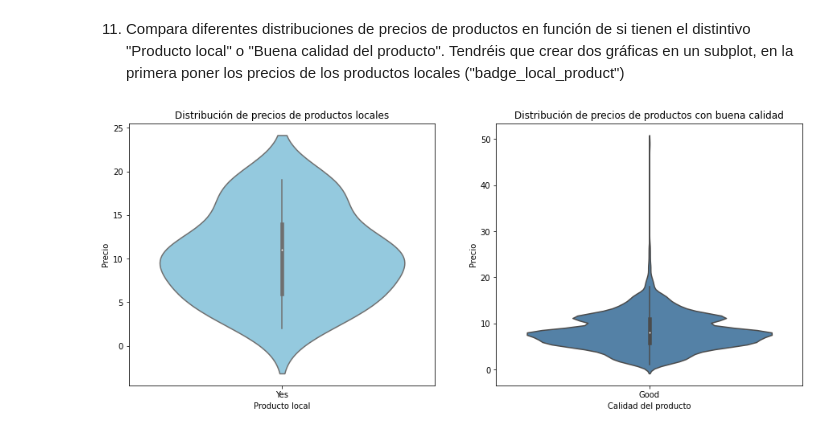
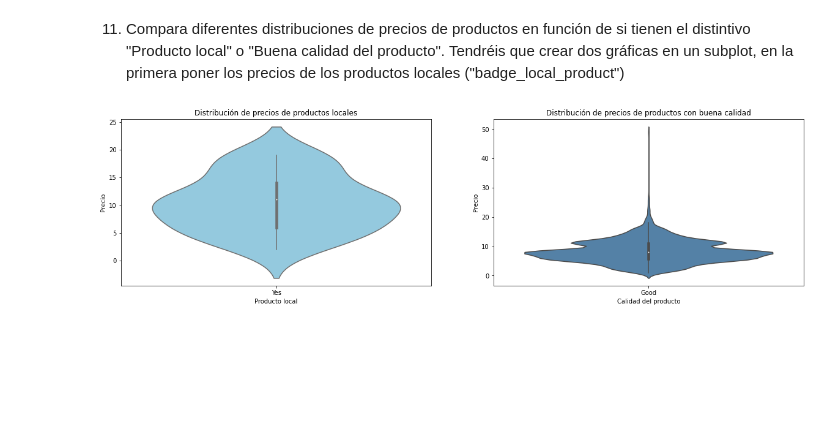
Before and after one commit to marinaescobar/ejercicios-adalab, a Jupyter notebook: Modulo-3/modulo-3-leccion-07-visualizacion.ipynb, the cells around one changed output. Saved outputs shown, nothing was run; the diff lists cells and outputs as text; code cells hidden in the pictures; blank space fills up the shorter version.

```diff
--- a/Modulo-3/modulo-3-leccion-07-visualizacion.ipynb
+++ b/Modulo-3/modulo-3-leccion-07-visualizacion.ipynb
@@ -225,31 +225,29 @@ plt.ylabel('Unidades vendidas');
 # %% [markdown]
 11. Compara diferentes distribuciones de precios de productos en función de si tienen el distintivo "Producto local" o "Buena calidad del producto". Tendréis que crear dos gráficas en un subplot, en la primera poner los precios de los productos locales ("badge_local_product")
 # %%
-# Crear un subplot con 1 fila y 2 columnas
-fig, axs = plt.subplots(1, 2, figsize=(15, 6))
+fig, axs = plt.subplots(1, 2, figsize=(20, 5))
 
-# Gráfico de violín para los precios de productos locales
 sns.violinplot(data = df[df['badge_local_product'] == 'Yes'],
                x = 'badge_local_product',
                y = 'price',
                color = 'skyblue',
                ax = axs[0])
 
 axs[0].set_title('Distribución de precios de productos locales')
 
 axs[0].set_xlabel('Producto local')
 axs[0].set_ylabel('Precio');
 
-# Gráfico de violín para los precios de productos con buena calidad
+
 sns.violinplot(data=df[df['badge_product_quality'] == 'Good'],
                x='badge_product_quality',
                y='price',
                color = 'steelblue',
                ax=axs[1])
 
 axs[1].set_title('Distribución de precios de productos con buena calidad')
 
 axs[1].set_xlabel('Calidad del producto')
 axs[1].set_ylabel('Precio');
 # %% [output]
-[figure, old version]
+[figure, new version]
```
